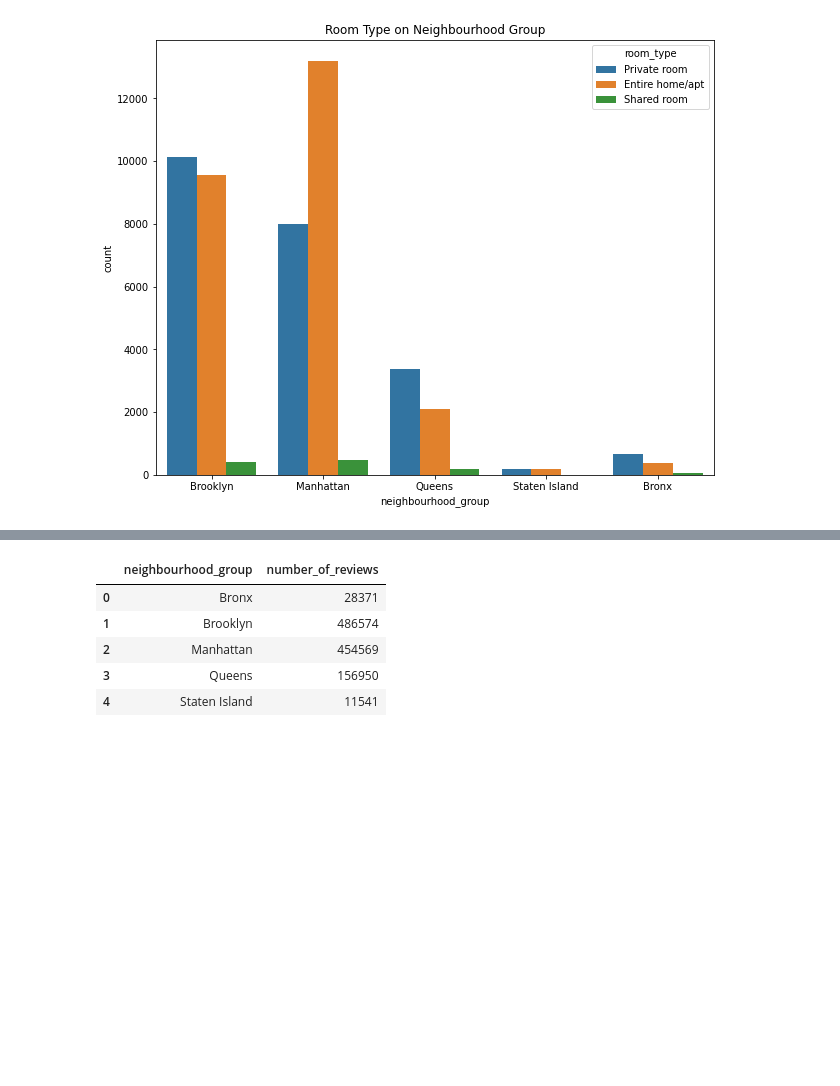
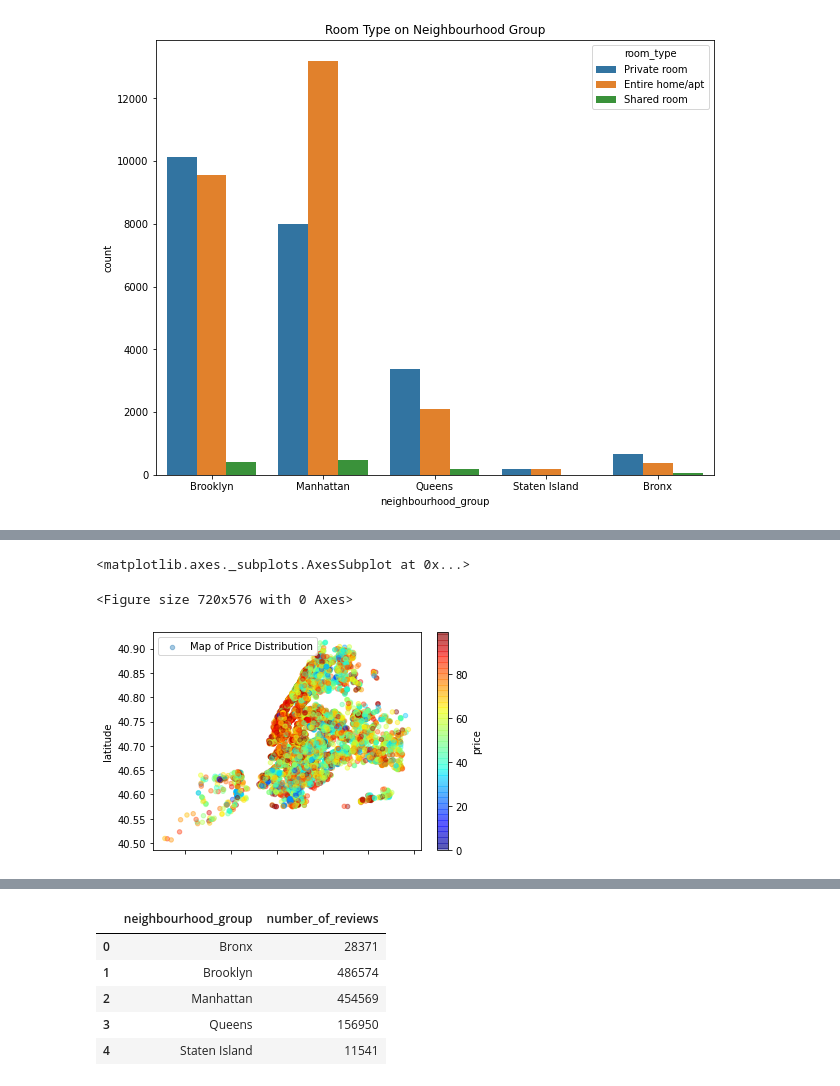
Before and after one commit to Navjotkhatri/Airbnb-Bookings-Analysis, a Jupyter notebook: EDA_Airbnb_Bookings_Analysis_Capstone_Project.ipynb, the cells around one changed output, grey strips where cells are left out. Saved outputs shown, nothing was run; the diff lists cells and outputs as text; code cells hidden in the pictures; blank space fills up the shorter version.

```diff
--- a/EDA_Airbnb_Bookings_Analysis_Capstone_Project.ipynb
+++ b/EDA_Airbnb_Bookings_Analysis_Capstone_Project.ipynb
@@ -214,0 +240,7 @@ plt.show()
+# %%
+plt.figure(figsize=(10,8))
+bnb[bnb.price<100].plot(kind='scatter', x='longitude',y='latitude',label='Map of Price Distribution',c='price',cmap=plt.get_cmap('jet'),colorbar=True,alpha=0.4)
+# %% [output]
+<matplotlib.axes._subplots.AxesSubplot at 0x...>
+<Figure size 720x576 with 0 Axes>
+[figure, added]
```
Also changed, not shown: parts of 16 cells of this notebook.
